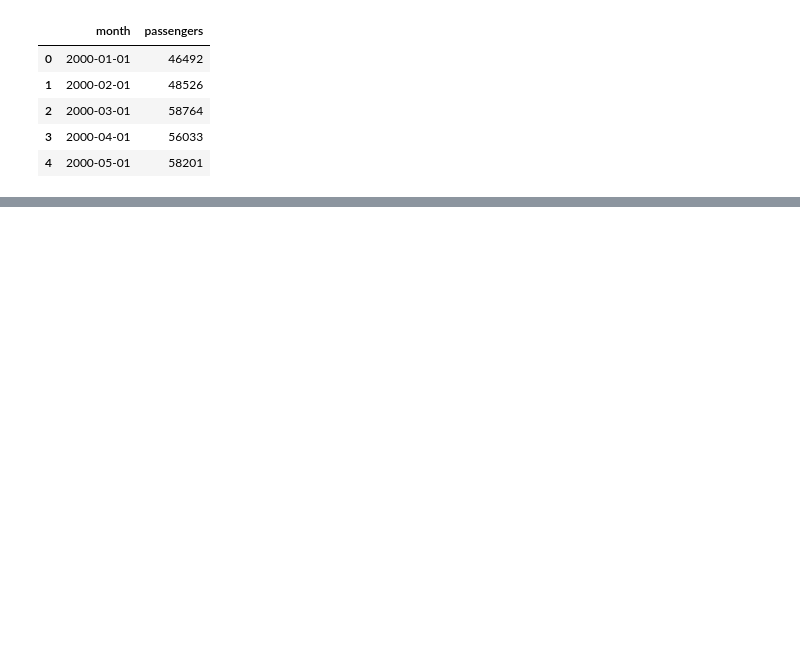
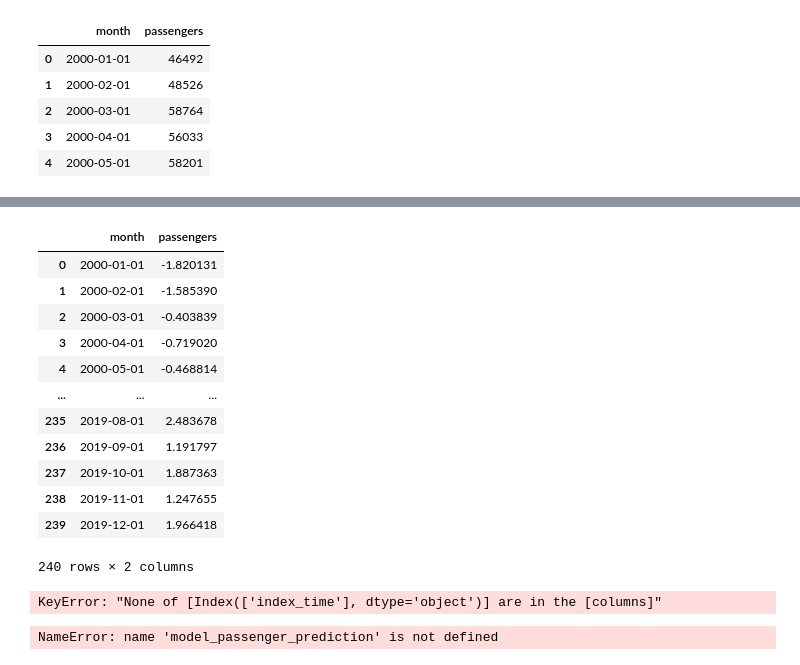
Before and after one commit to Atigou-bah/Linear_regression, a Jupyter notebook: Régression linéaire .ipynb, the cells around one changed output, grey strips where cells are left out. Saved outputs shown, nothing was run; the diff lists cells and outputs as text; code cells hidden in the pictures; blank space fills up the shorter version.

```diff
--- a/Régression linéaire .ipynb
+++ b/Régression linéaire .ipynb
@@ -19,0 +35,16 @@ plt.figure(figsize(16, 6))
+# %%
+dataset_df
+# %% [output]
+|  | month | passengers |
+| 0 | 2000-01-01 | -1.820131 |
+| 1 | 2000-02-01 | -1.585390 |
+| 2 | 2000-03-01 | -0.403839 |
+| 3 | 2000-04-01 | -0.719020 |
+| 4 | 2000-05-01 | -0.468814 |
+| ... | ... | ... |
+| 235 | 2019-08-01 | 2.483678 |
+| 236 | 2019-09-01 | 1.191797 |
+| 237 | 2019-10-01 | 1.887363 |
+| 238 | 2019-11-01 | 1.247655 |
+| 239 | 2019-12-01 | 1.966418 |
+240 rows × 2 columns
@@ -19,0 +56,9 @@ plt.figure(figsize(16, 6))
+# %%
+x_train = train_df[["index_time"]].values
+y_train = train_df[["passengers"]].values
+
+
+x_test = test_df[["index_time"]].values
+y_test = test_df[["passengers"]].values
+# %% [output]
+KeyError: "None of [Index(['index_time'], dtype='object')] are in the [columns]"
@@ -19,0 +69,5 @@ plt.figure(figsize(16, 6))
+# %%
+y_test_predicted  = model_passenger_prediction.predict(x_test)
+y_train_predicted = model_passenger_prediction.predict(x_train)
+# %% [output]
+NameError: name 'model_passenger_prediction' is not defined
```
Also changed, not shown: parts of 8 cells of this notebook, 4 other files.
